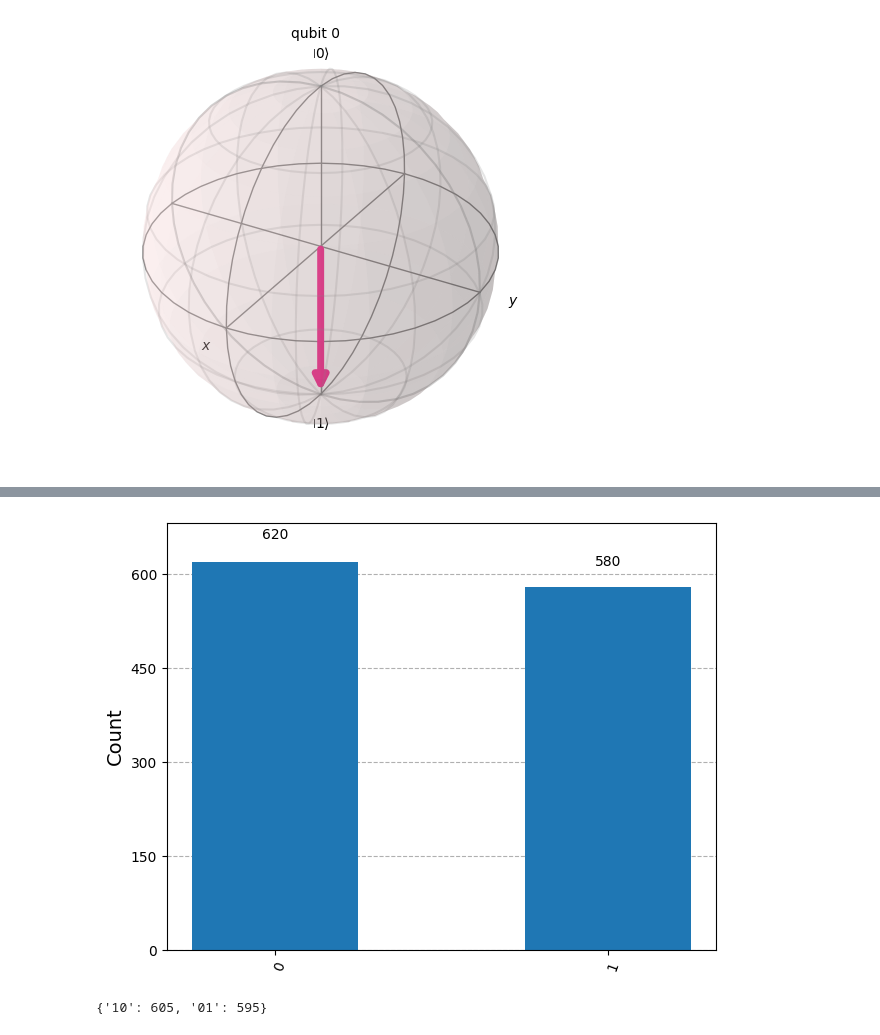
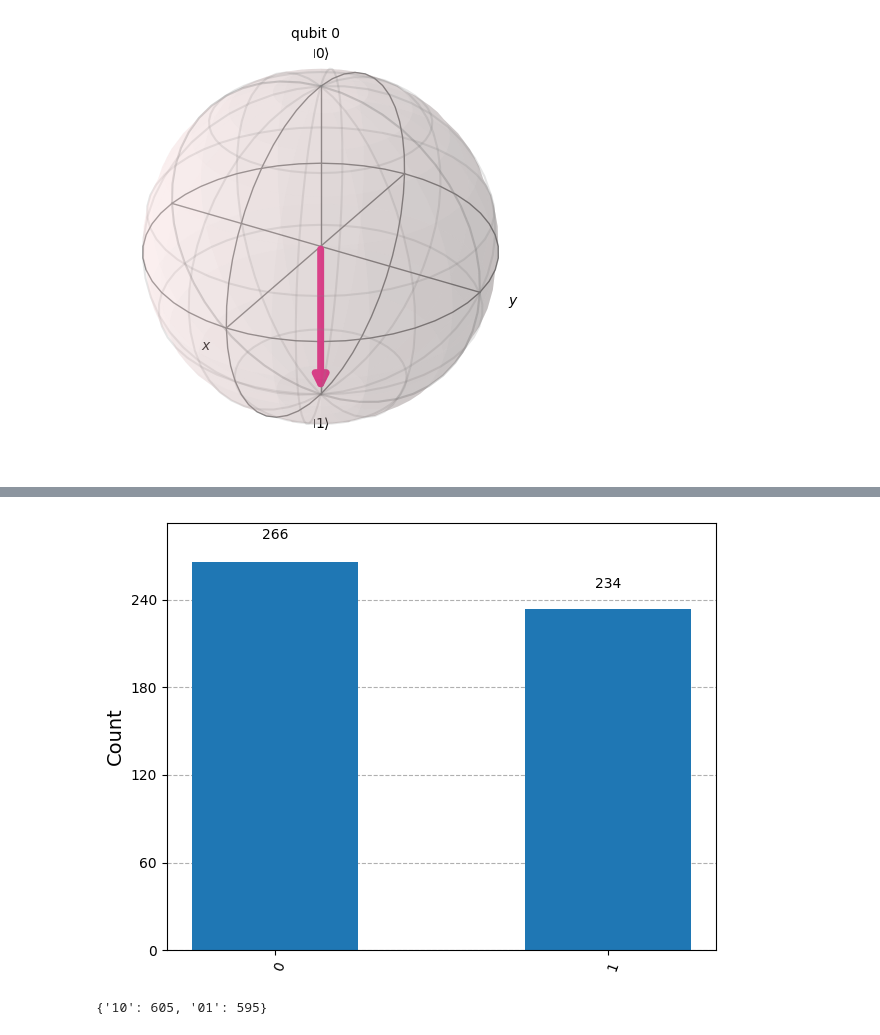
Before and after one commit to kparajul/Qiskit-Learning, a Jupyter notebook: gates.ipynb, the cells around one changed output, grey strips where cells are left out. Drawn from its saved outputs; the diff is of its cells as text; code cells hidden in the pictures.

```diff
--- a/gates.ipynb
+++ b/gates.ipynb
@@ -46,19 +46,19 @@ plot_bloch_multivector(stateVec)
 # %%
 quantumRegister = QuantumRegister(1)
 classicalRegister = ClassicalRegister(1)
 circuit = QuantumCircuit(quantumRegister, classicalRegister)
 
 #Hadamard gate
 circuit.h(quantumRegister)
 circuit.measure(quantumRegister, classicalRegister)
 
 simulator = AerSimulator()
 compiledCircuit = transpile(circuit, simulator)
-result = simulator.run(compiledCircuit, shots = 1200).result()
+result = simulator.run(compiledCircuit, shots = 500).result()
 counts = result.get_counts()
 plot_histogram(counts)
 # %% [output]
-[figure, old version]
+[figure, new version]
 # %%
 # CX gate
 
```
Also changed, not shown: parts of 1 cell of this notebook, 1 other file.
